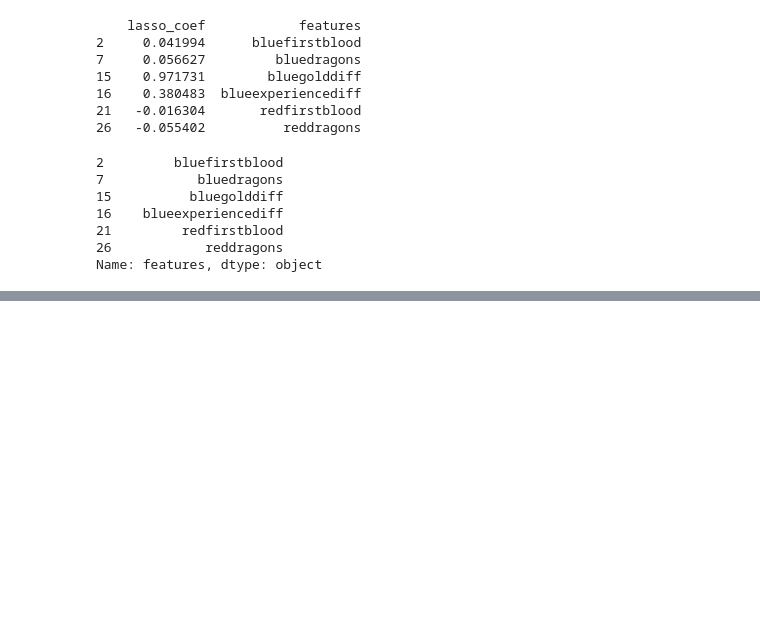
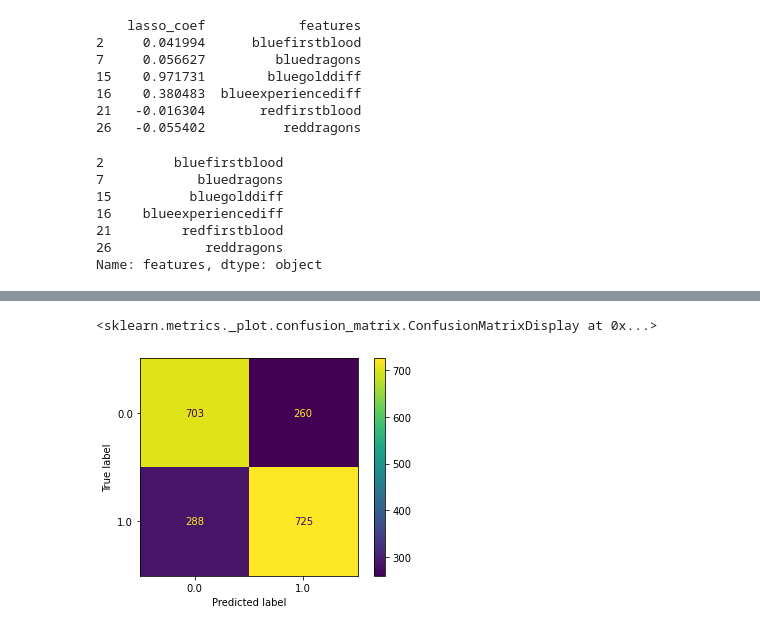
Before and after one commit to shreh2/LOL, a Jupyter notebook: LeagueOfLegends.ipynb, the cells around one changed output, grey strips where cells are left out. Cells and saved outputs as stored; diff of their text form; code cells hidden in the pictures; blank space fills up the shorter version.

```diff
--- a/LeagueOfLegends.ipynb
+++ b/LeagueOfLegends.ipynb
@@ -255,0 +221,5 @@ Index(['bluegolddiff', 'blueexperiencediff', 'bluegoldpermin', 'redgolddiff',
+# %%
+plot_confusion_matrix(lasso_lr, lasso_Xtest, y_test)
+# %% [output]
+<sklearn.metrics._plot.confusion_matrix.ConfusionMatrixDisplay at 0x...>
+[figure, added]
```
Also changed, not shown: parts of 21 cells of this notebook.
